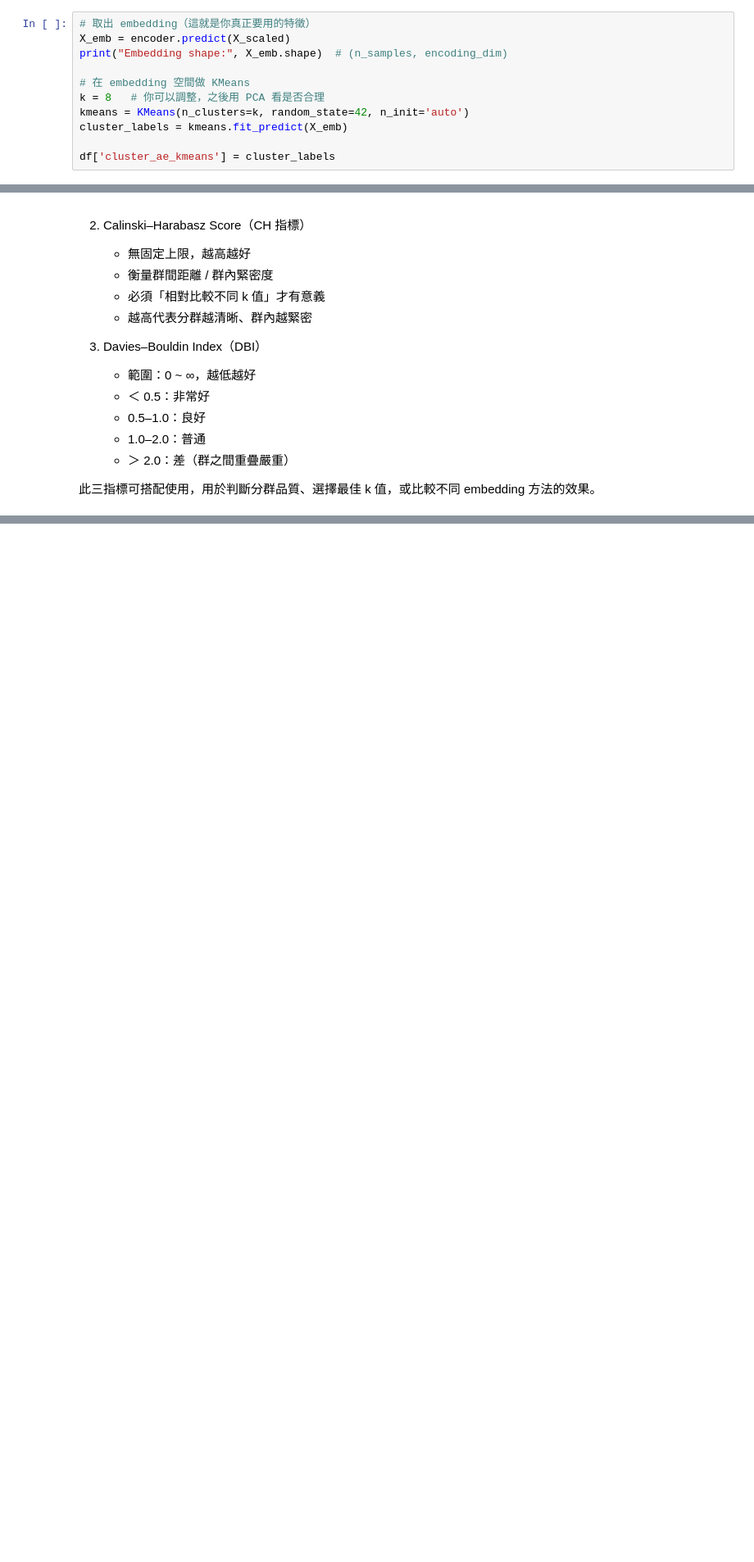
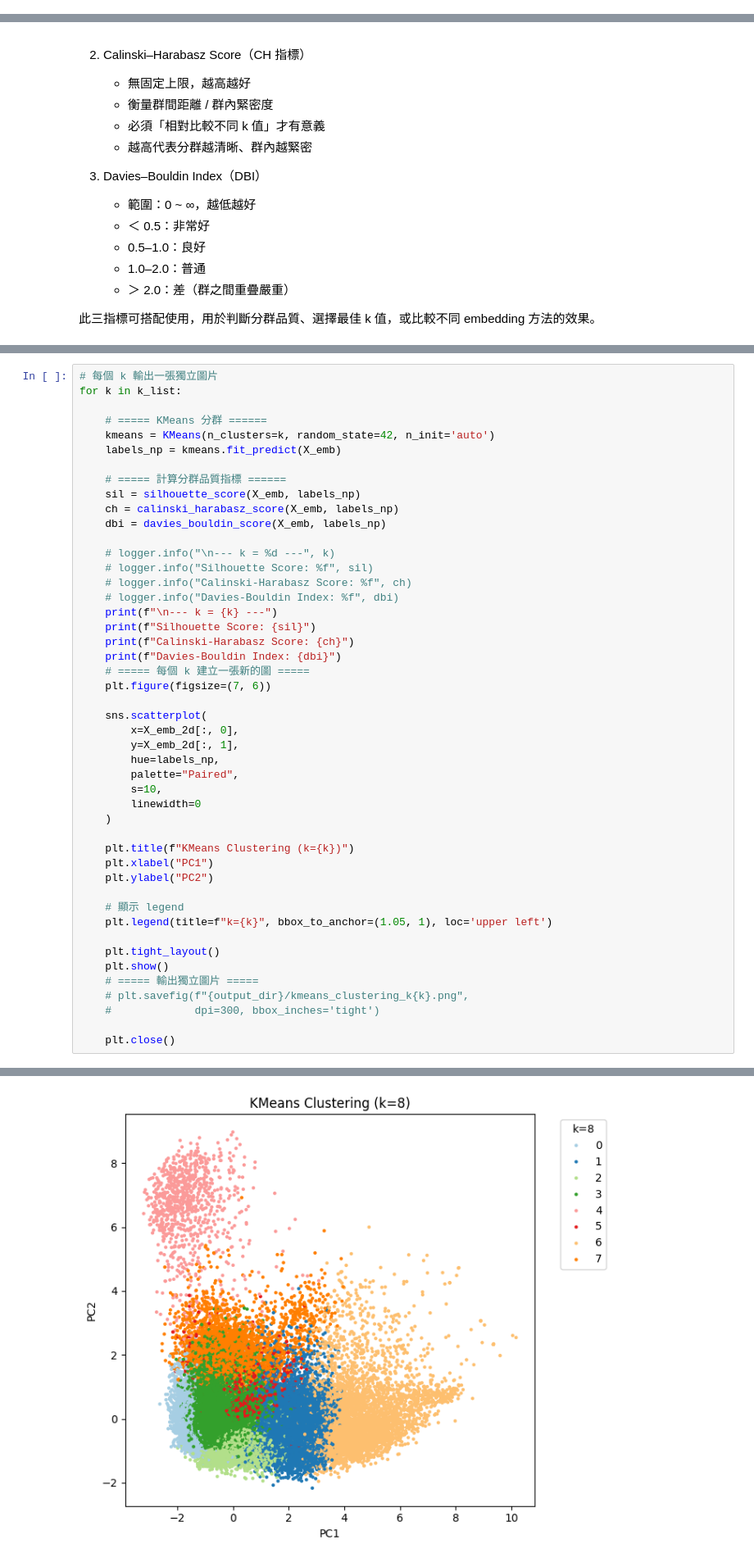
Before and after one commit to JoeCWC/UT_spotify_tracks_recommandation_system, a Jupyter notebook: autoencoding+kmeans.ipynb, the cells around one changed output, grey strips where cells are left out. Shown at 82% size. Drawn from its saved outputs; the diff is of its cells as text; blank space fills up the shorter version.

```diff
--- a/autoencoding+kmeans.ipynb
+++ b/autoencoding+kmeans.ipynb
@@ -395,11 +647,0 @@ Epoch 99/200
-# %%
-# 取出 embedding（這就是你真正要用的特徵）
-X_emb = encoder.predict(X_scaled)
-print("Embedding shape:", X_emb.shape)  # (n_samples, encoding_dim)
-
-# 在 embedding 空間做 KMeans
-k = 8   # 你可以調整，之後用 PCA 看是否合理
-kmeans = KMeans(n_clusters=k, random_state=42, n_init='auto')
-cluster_labels = kmeans.fit_predict(X_emb)
-
-df['cluster_ae_kmeans'] = cluster_labels
@@ -478,0 +721,48 @@ plt.show()
+# %%
+# 每個 k 輸出一張獨立圖片
+for k in k_list:
+
+    # ===== KMeans 分群 ======
+    kmeans = KMeans(n_clusters=k, random_state=42, n_init='auto')
+    labels_np = kmeans.fit_predict(X_emb)
+
+    # ===== 計算分群品質指標 ======
+    sil = silhouette_score(X_emb, labels_np)
+    ch = calinski_harabasz_score(X_emb, labels_np)
+    dbi = davies_bouldin_score(X_emb, labels_np)
+
+    # logger.info("\n--- k = %d ---", k)
+    # logger.info("Silhouette Score: %f", sil)
+    # logger.info("Calinski-Harabasz Score: %f", ch)
+    # logger.info("Davies-Bouldin Index: %f", dbi)
+    print(f"\n--- k = {k} ---")
+    print(f"Silhouette Score: {sil}")
+    print(f"Calinski-Harabasz Score: {ch}")
+    print(f"Davies-Bouldin Index: {dbi}")
+    # ===== 每個 k 建立一張新的圖 =====
+    plt.figure(figsize=(7, 6))
+
+    sns.scatterplot(
+        x=X_emb_2d[:, 0],
+        y=X_emb_2d[:, 1],
+        hue=labels_np,
+        palette="Paired",
+        s=10,
+        linewidth=0
+    )
+
+    plt.title(f"KMeans Clustering (k={k})")
+    plt.xlabel("PC1")
+    plt.ylabel("PC2")
+
+    # 顯示 legend
+    plt.legend(title=f"k={k}", bbox_to_anchor=(1.05, 1), loc='upper left')
+
+    plt.tight_layout()
+    plt.show()
+    # ===== 輸出獨立圖片 =====
+    # plt.savefig(f"{output_dir}/kmeans_clustering_k{k}.png",
+    #             dpi=300, bbox_inches='tight')
+
+    plt.close()
+# %% [output]
@@ -478,0 +773 @@ plt.show()
+[figure, added]
```
Also changed, not shown: parts of 32 cells of this notebook.
